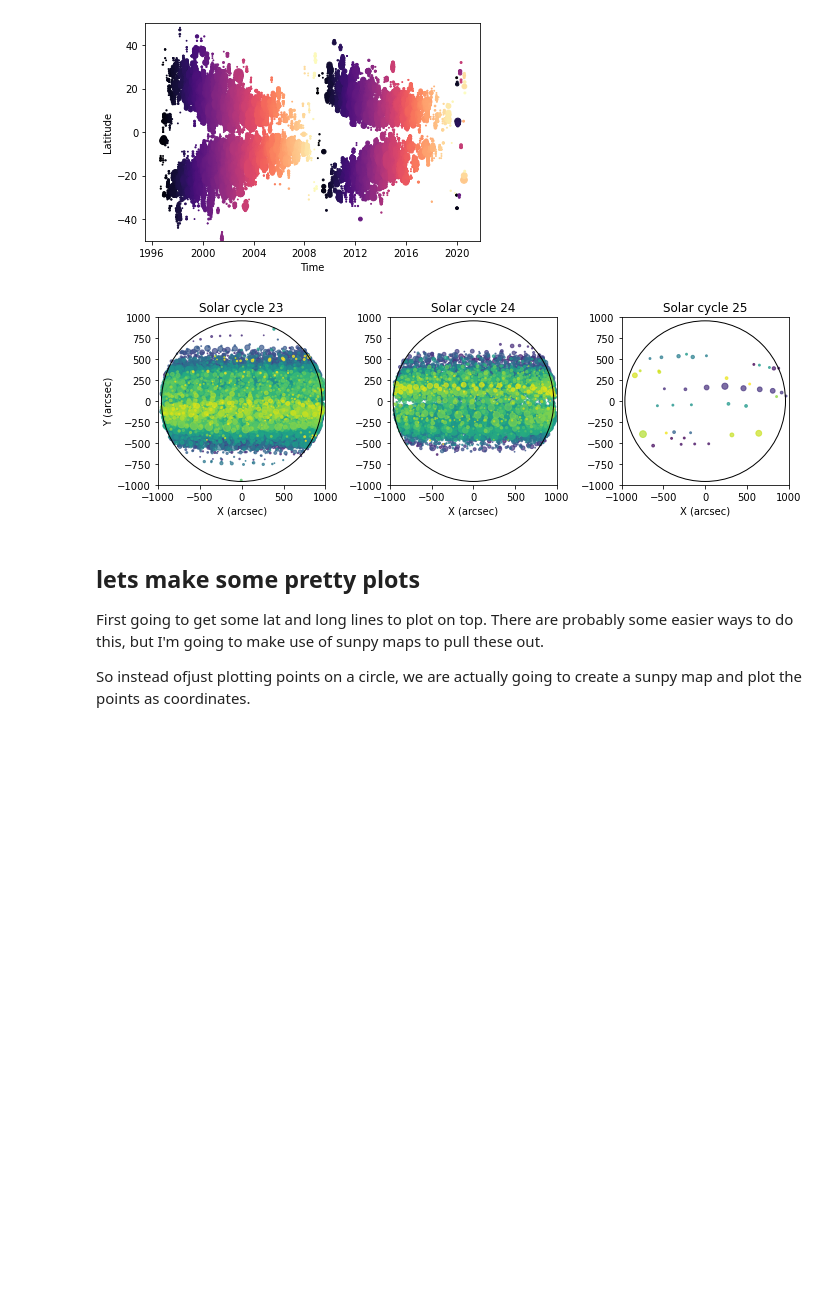
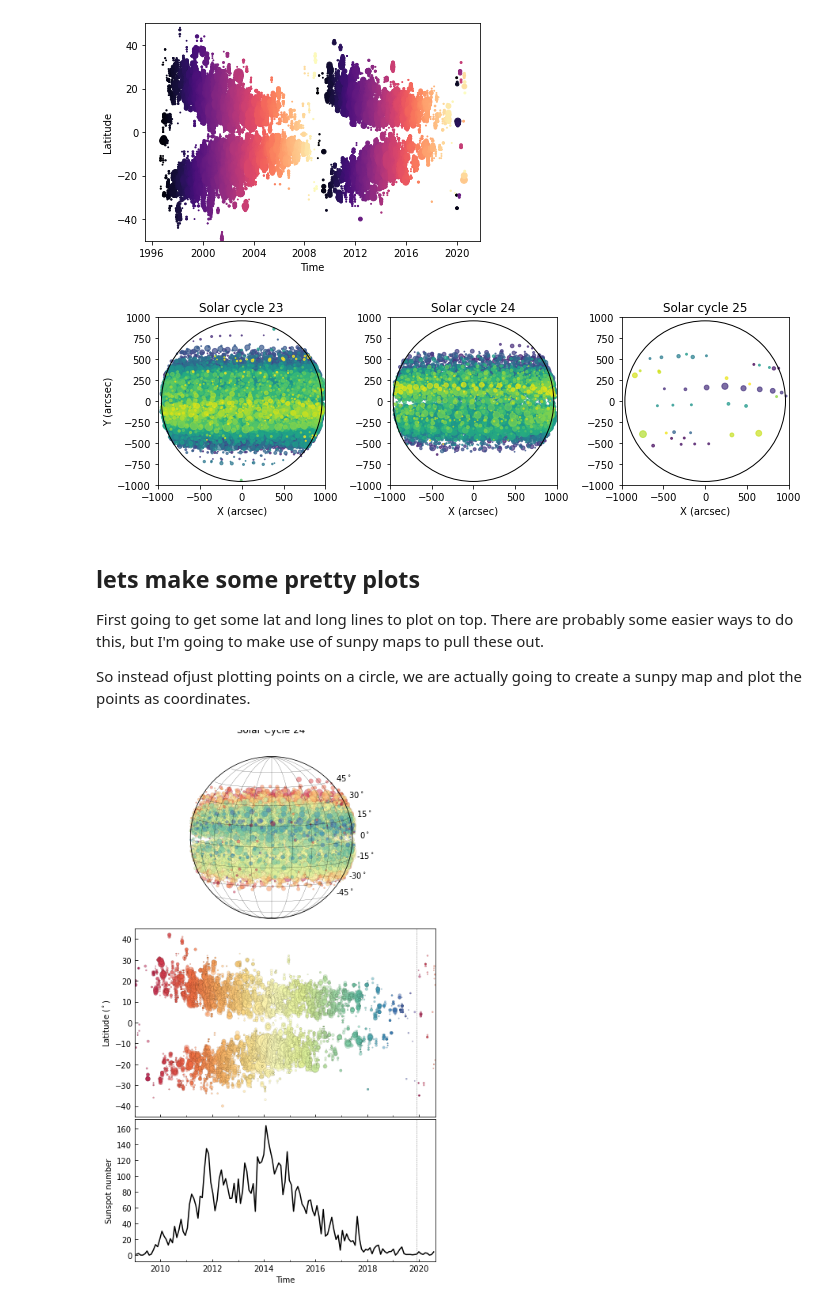
Before and after one commit to hayesla/SolarStatsStuff, a Jupyter notebook: ar_analysis/AR_analysis_plots.ipynb, the cells around one changed output. Cells and saved outputs as stored; diff of their text form; code cells hidden in the pictures; blank space fills up the shorter version.

```diff
--- a/ar_analysis/AR_analysis_plots.ipynb
+++ b/ar_analysis/AR_analysis_plots.ipynb
@@ -545,13 +545,13 @@ def plot_24(cmap="Spectral", fname="test"):
     ax1.scatter((sc24['hpc_x'].values*u.arcsec).to(u.deg),
                  (sc24['hpc_y'].values*u.arcsec).to(u.deg),
                  s=sizey24, edgecolor='k', lw=0.1,
-                 c=sc24['times'], alpha=0.5,
+                 c=sc24['time_since_sec'], alpha=0.5,
                 transform=ax1.get_transform('world'), cmap=cmap)
 
     ax1.scatter((sc25['hpc_x'].values*u.arcsec).to(u.deg),
                  (sc25['hpc_y'].values*u.arcsec).to(u.deg),
                  s=sizey25, edgecolor='k', lw=0.1,
-                 c=sc25['times'], alpha=0.5,
+                 c=sc25['time_since_sec'], alpha=0.5,
                 transform=ax1.get_transform('world'), cmap=test_cmap)
 
     ax1.set_xlabel('X (arcsec)')
@@ -570,12 +570,12 @@ def plot_24(cmap="Spectral", fname="test"):
 
     ### ax2
     ax2.scatter(sc24.index, sc24['hgc_y'],
-                alpha=0.5, c=sc24['times'],
+                alpha=0.5, c=sc24['time_since_sec'],
                 s=sizey24/2,
                 #s=100*all_data['ar_numspots']/all_data['ar_numspots'].mean(),
                 cmap=cmap, edgecolor='k', lw=0.1)
     ax2.scatter(sc25.index, sc25['hgc_y'],
-                alpha=0.5, c=sc25['times'],
+                alpha=0.5, c=sc25['time_since_sec'],
                 s=sizey25/2,
                 #s=100*all_data['ar_numspots']/all_data['ar_numspots'].mean(),
                 cmap=test_cmap, edgecolor='k', lw=0.1)
@@ -603,3 +603,7 @@ def plot_24(cmap="Spectral", fname="test"):
 
     plt.savefig("test_{:s}.jpeg".format(fname), dpi=200)
     plt.show()
+# %%
+plot_24()
+# %% [output]
+[figure, added]
```
